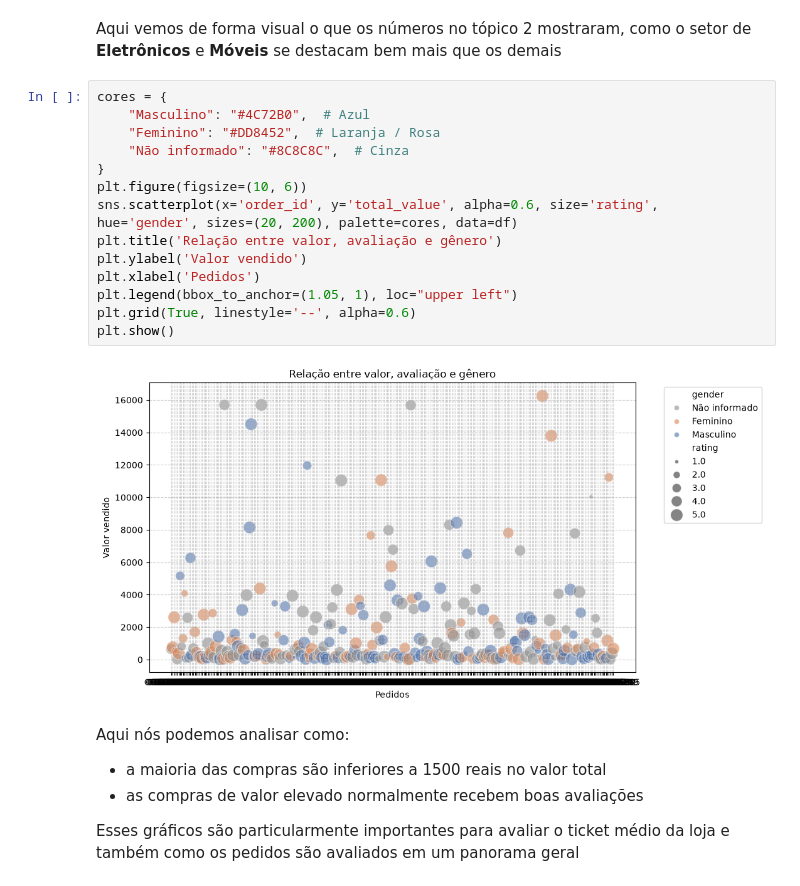
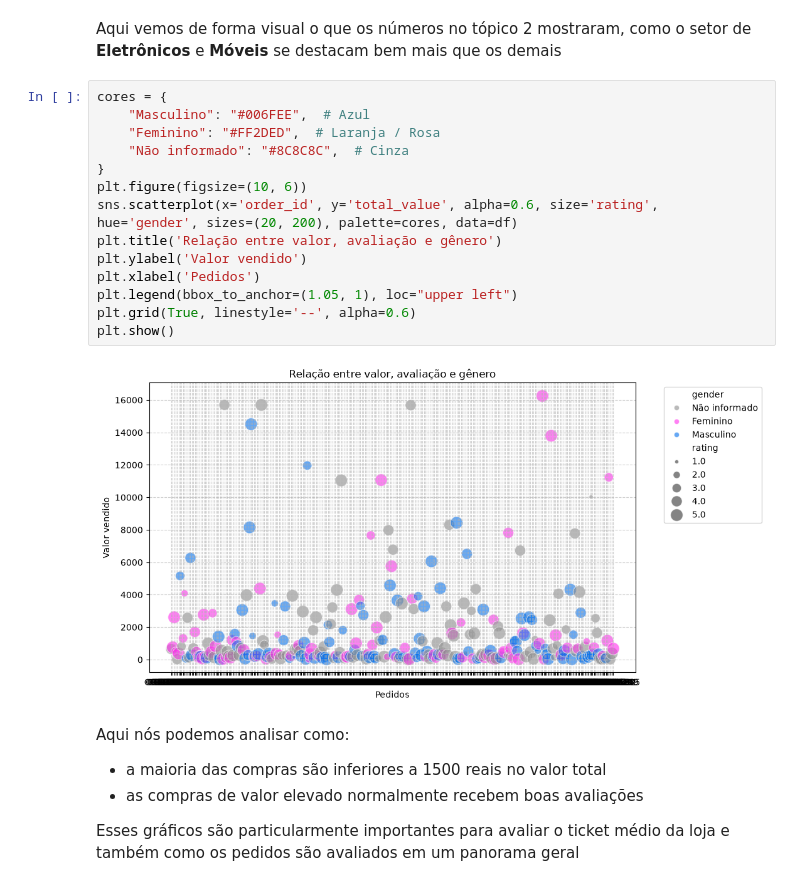
Before and after one commit to lucasrasia/analise_compras, a Jupyter notebook: notebook.ipynb, the cells around one changed output. Saved outputs shown, nothing was run; the diff lists cells and outputs as text.

```diff
--- a/notebook.ipynb
+++ b/notebook.ipynb
@@ -179,20 +179,20 @@ plt.plot()
 Aqui vemos de forma visual o que os números no tópico 2 mostraram, como o setor de **Eletrônicos** e **Móveis** se destacam bem mais que os demais
 # %%
 cores = {
-    "Masculino": "#4C72B0",  # Azul
-    "Feminino": "#DD8452",  # Laranja / Rosa
+    "Masculino": "#006FEE",  # Azul
+    "Feminino": "#FF2DED",  # Laranja / Rosa
     "Não informado": "#8C8C8C",  # Cinza
 }
 plt.figure(figsize=(10, 6))
 sns.scatterplot(x='order_id', y='total_value', alpha=0.6, size='rating', hue='gender', sizes=(20, 200), palette=cores, data=df)
 plt.title('Relação entre valor, avaliação e gênero')
 plt.ylabel('Valor vendido')
 plt.xlabel('Pedidos')
 plt.legend(bbox_to_anchor=(1.05, 1), loc="upper left")
 plt.grid(True, linestyle='--', alpha=0.6)
 plt.show()
 # %% [output]
-[figure, old version]
+[figure, new version]
 # %% [markdown]
 Aqui nós podemos analisar como:
 - a maioria das compras são inferiores a 1500 reais no valor total
```
Also changed, not shown: parts of 6 cells of this notebook.
